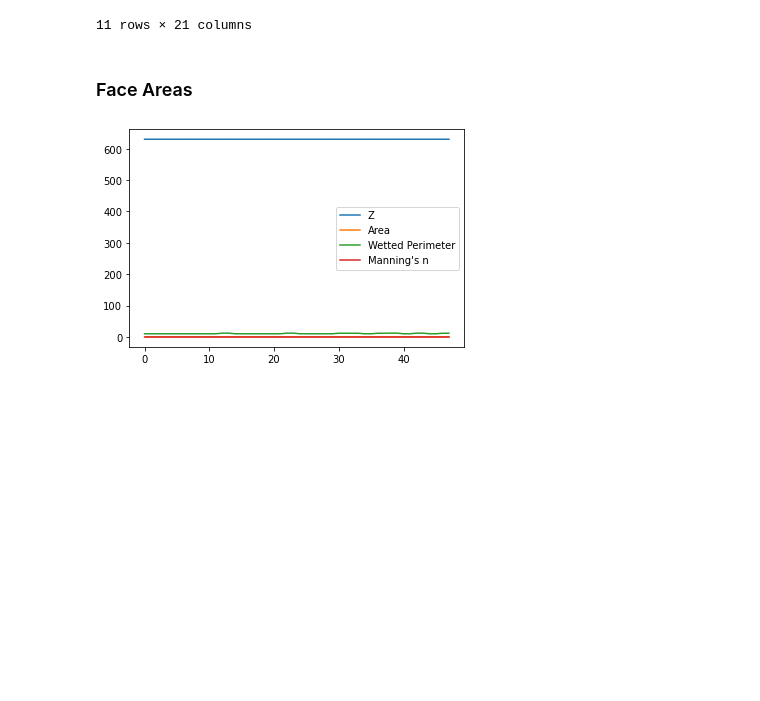
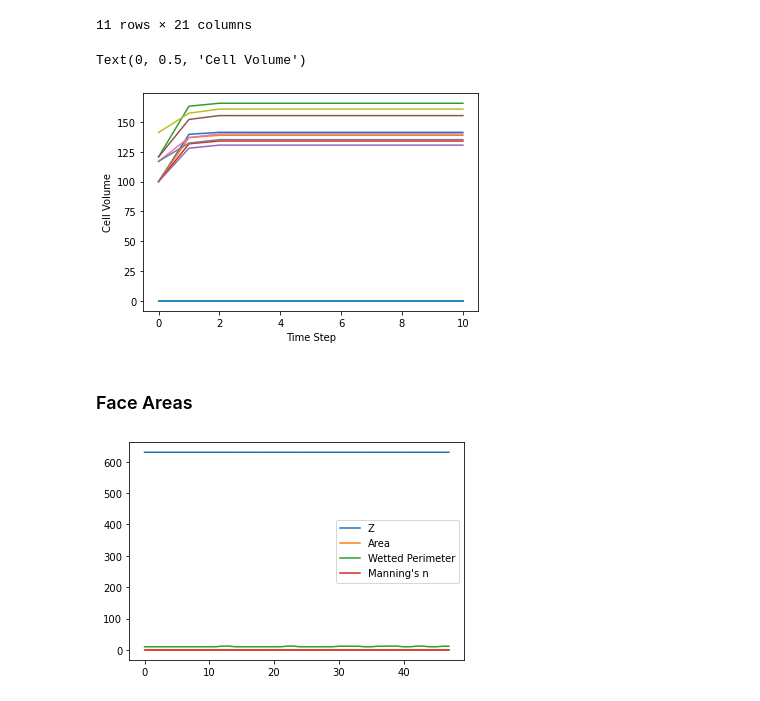
Before and after one commit to EcohydrologyTeam/ClearWater-riverine, a Jupyter notebook: examples/Box-Model.ipynb, the cells around one changed output. Saved outputs shown, nothing was run; the diff lists cells and outputs as text; code cells hidden in the pictures; blank space fills up the shorter version.

```diff
--- a/examples/Box-Model.ipynb
+++ b/examples/Box-Model.ipynb
@@ -77,6 +77,13 @@ cell_volumes_df
 | 9 | 141.284180 | 138.806152 | 165.655930 | 134.014893 | 130.572510 | 155.319473 | 139.951599 | 135.191147 | 160.747726 | 0.0 | ... | ... |
 | 10 | 141.284180 | 138.806152 | 165.655930 | 134.014893 | 130.572510 | 155.319473 | 139.951599 | 135.191147 | 160.747726 | 0.0 | ... | ... |
 11 rows × 21 columns
+# %%
+ax = cell_volumes_df.plot(legend=None)
+ax.set_xlabel('Time Step')
+ax.set_ylabel('Cell Volume')
+# %% [output]
+Text(0, 0.5, 'Cell Volume')
+[figure, added]
 # %%
 cell_volumes = cell_volumes_df.to_numpy()
 # %% [markdown]
```
Also changed, not shown: parts of 6 cells of this notebook, 1 other file.
